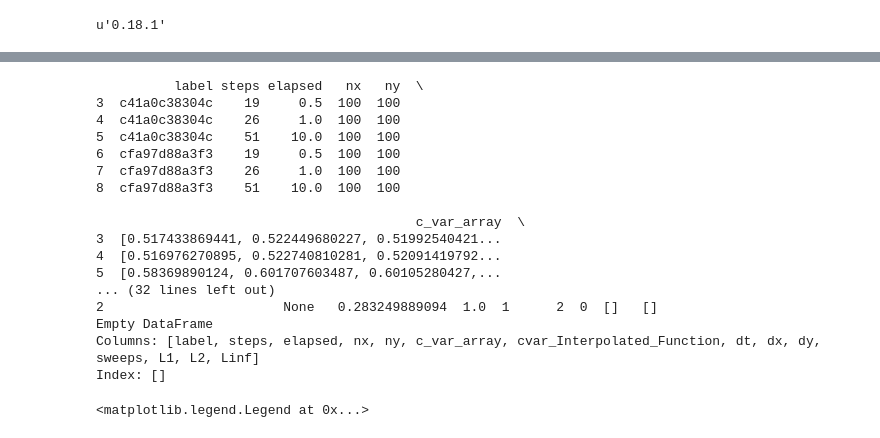
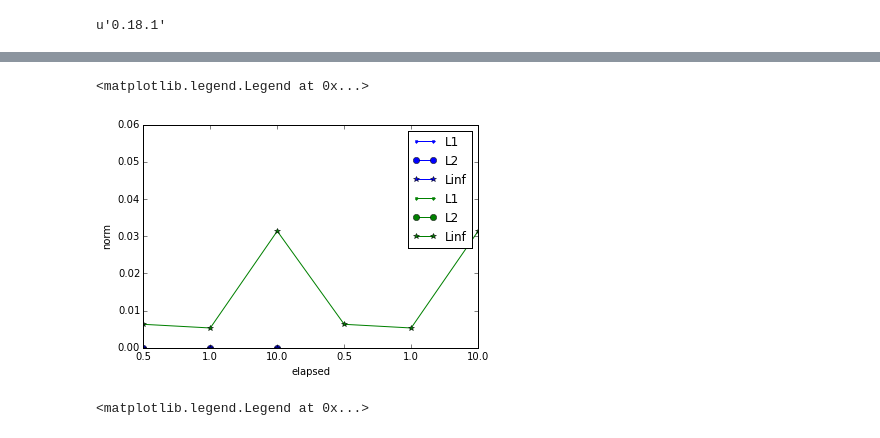
Before and after one commit to evgenjevich/corr-sumatra-test, a Jupyter notebook: DataExtract.ipynb, the cells around one changed output, grey strips where cells are left out. Drawn from its saved outputs; the diff is of its cells as text; code cells hidden in the pictures.

Commit message:
adjusted the Figures_of_Merit method to keep the best simulation in the dtafarame. Also began working on the plotting section of Norms vs Time

```diff
--- a/DataExtract.ipynb
+++ b/DataExtract.ipynb
@@ -176,4 +183,4 @@ dfC
 | 7 | cfa97d88a3f3 | 26 | 1.0 | 100 | 100 | [0.516976270895, 0.522740810281, ... | None | 0.0710184637685 | 2.0 | ... |
 | 8 | cfa97d88a3f3 | 51 | 10.0 | 100 | 100 | [0.58369890124, 0.601707603487, 0... | None | 0.459644859611 | 2.0 | ... |
 # %%
-dfC_final = Figures_of_Merit(dfC)
+best_key, simulations, dfC_final = Figures_of_Merit(dfC)
@@ -206,45 +198,57 @@ dfC_final
 | 7 | cfa97d88a3f3 | 26 | 1.0 | 100 | 100 | [0.516976270895, 0.522740810281, ... | None | 0.0710184637685 | 2.0 | ... |
 | 8 | cfa97d88a3f3 | 51 | 10.0 | 100 | 100 | [0.58369890124, 0.601707603487, 0... | None | 0.459644859611 | 2.0 | ... |
 # %%
-dfC_tmp = dfC
-m100 = dfC_tmp.nx.map(lambda x: x == 100)
-m200 = dfC_tmp.nx.map(lambda x: x == 200)
-m400 = dfC_tmp.nx.map(lambda x: x == 400)
+%matplotlib inline
+import matplotlib.pyplot as plt
+from itertools import cycle
+cycol = cycle('bgrcmk').next
 
-sweeps1 = dfC_tmp.sweeps.map(lambda x: x == 1)
-sweeps2 = dfC_tmp.sweeps.map(lambda x: x == 2)
-sweeps3 = dfC_tmp.sweeps.map(lambda x: x == 3)
+best_nx, best_sweeps = best_key.split('-')
+temp_frame = dfC_final.query('(nx == {0}) & (sweeps == {1})'.format(best_nx, best_sweeps))
+color = cycol()
+ax = temp_frame.plot('elapsed', 'L1', kind='line', ylim=0, c=color, marker='.')
+temp_frame.plot('elapsed', 'L2', kind='line', ax = ax, ylim=0, c=color, marker='o')
+temp_frame.plot('elapsed', 'Linf', kind='line', ax = ax, ylim=0, c=color, marker='*')
+for key in simulations:
+    if key != best_key:
+        nx, sweeps = key.split('-')
+        color = cycol()
+        temp_frame = dfC_final.query('(nx == {0}) & (sweeps == {1})'.format(nx, sweeps))
+        ax = temp_frame.plot('elapsed', 'L1', ax = ax, kind='line', ylim=0, c=color, marker='.')
+        temp_frame.plot('elapsed', 'L2', kind='line', ax = ax, ylim=0, c=color, marker='o')
+        temp_frame.plot('elapsed', 'Linf', kind='line', ax = ax, ylim=0, c=color, marker='*')
 
-dfC_sweeps1 = dfC_tmp[sweeps1]
-dfC_sweeps2 = dfC_tmp[sweeps2]
-dfC_sweeps3 = dfC_tmp[sweeps3]
+plt.ylabel('norm')
+plt.xlabel('elapsed')
+plt.legend()
 
 
-dfC_N100 = dfC_tmp[m100]
-dfC_N200 = dfC_tmp[m200]
-dfC_N400 = dfC_tmp[m400]
 
-print dfC_N100
-print dfC_N200
-print dfC_N400
+# dfC_tmp = dfC
+# m100 = dfC_tmp.nx.map(lambda x: x == 100)
+# m200 = dfC_tmp.nx.map(lambda x: x == 200)
+# m400 = dfC_tmp.nx.map(lambda x: x == 400)
+
+# sweeps1 = dfC_tmp.sweeps.map(lambda x: x == 1)
+# sweeps2 = dfC_tmp.sweeps.map(lambda x: x == 2)
+# sweeps3 = dfC_tmp.sweeps.map(lambda x: x == 3)
+
+# dfC_sweeps1 = dfC_tmp[sweeps1]
+# dfC_sweeps2 = dfC_tmp[sweeps2]
+# dfC_sweeps3 = dfC_tmp[sweeps3]
+
+
+# dfC_N100 = dfC_tmp[m100]
+# dfC_N200 = dfC_tmp[m200]
+# dfC_N400 = dfC_tmp[m400]
+
+# print dfC_N100
+# print '-'*100
+# print dfC_N200
+# print dfC_N400
 # %% [output]
-          label steps elapsed   nx   ny  \
-3  c41a0c38304c    19     0.5  100  100
-4  c41a0c38304c    26     1.0  100  100
-5  c41a0c38304c    51    10.0  100  100
-6  cfa97d88a3f3    19     0.5  100  100
-7  cfa97d88a3f3    26     1.0  100  100
-8  cfa97d88a3f3    51    10.0  100  100
-
-                                         c_var_array  \
-3  [0.517433869441, 0.522449680227, 0.51992540421...
-4  [0.516976270895, 0.522740810281, 0.52091419792...
-5  [0.58369890124, 0.601707603487, 0.60105280427,...
-... (32 lines left out)
-2                       None   0.283249889094  1.0  1      2  0  []   []
-Empty DataFrame
-Columns: [label, steps, elapsed, nx, ny, c_var_array, cvar_Interpolated_Function, dt, dx, dy, sweeps, L1, L2, Linf]
-Index: []
+<matplotlib.legend.Legend at 0x...>
+[figure, added]
 # %%
 %matplotlib inline
 import matplotlib.pyplot as plt
```
Also changed, not shown: parts of 5 cells of this notebook.
